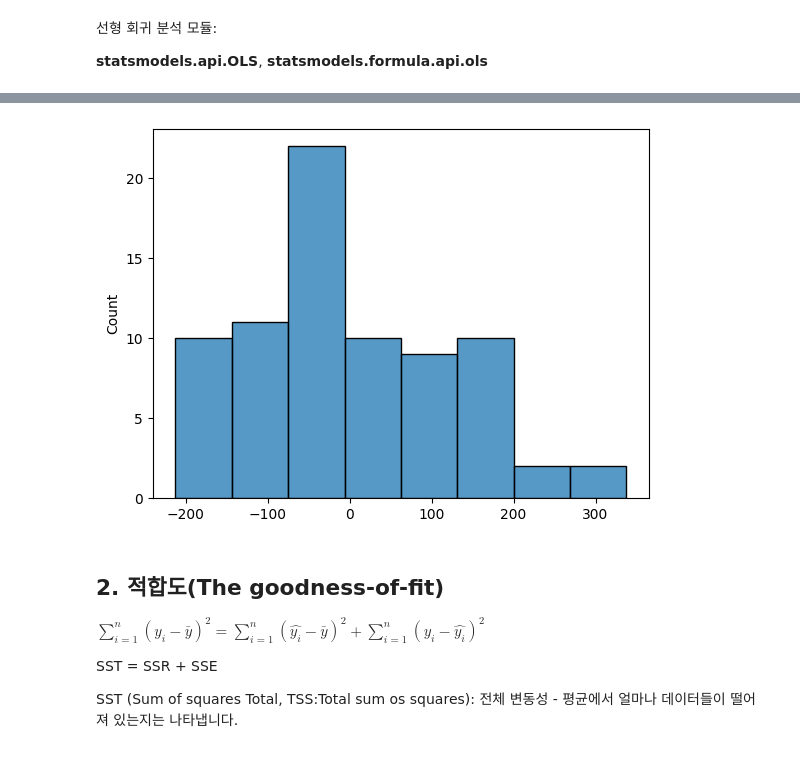
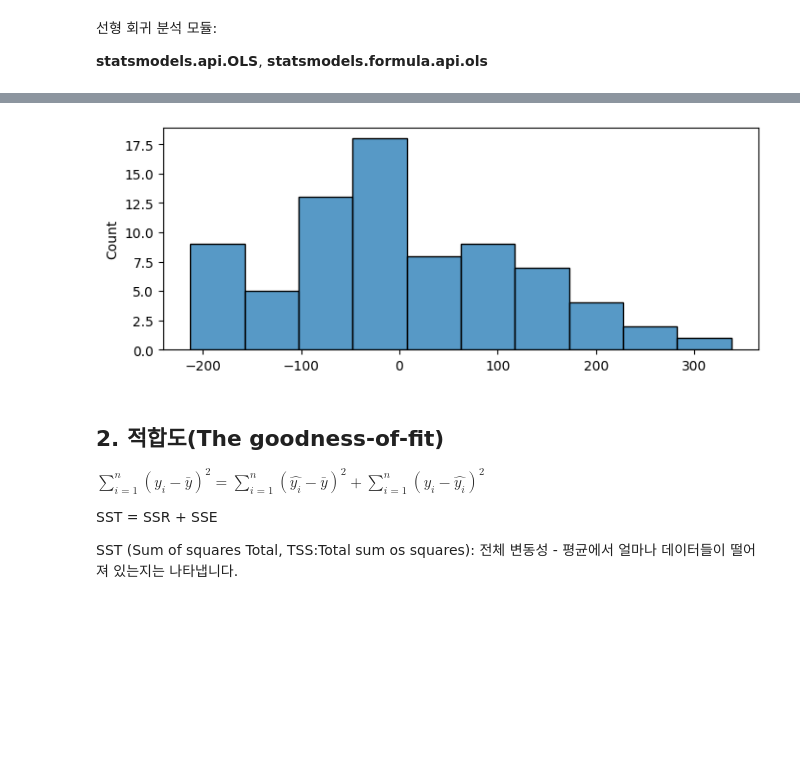
Before and after one commit to sunkusun9/DS_Lv3_elearning, a Jupyter notebook: 2-7. 회귀 분석.ipynb, the cells around one changed output, grey strips where cells are left out. Saved outputs shown, nothing was run; the diff lists cells and outputs as text; code cells hidden in the pictures; blank space fills up the shorter version.

```diff
--- a/2-7. 회귀 분석.ipynb
+++ b/2-7. 회귀 분석.ipynb
@@ -263,11 +263,11 @@ OLS Regression Results
 Warnings:
 [1] Standard Errors assume that the covariance matrix of the errors is correctly specified.
 # %%
-fig, ax
-sns.histplot(lm.resid)
+plt.figure(figsize=(8,3))
+sns.histplot(lm.resid, bins=10)
 plt.show()
 # %% [output]
-[figure, old version]
+[figure, new version]
 # %% [markdown]
 ## 2. 적합도(The goodness-of-fit)
 
```
Also changed, not shown: parts of 32 cells of this notebook.
